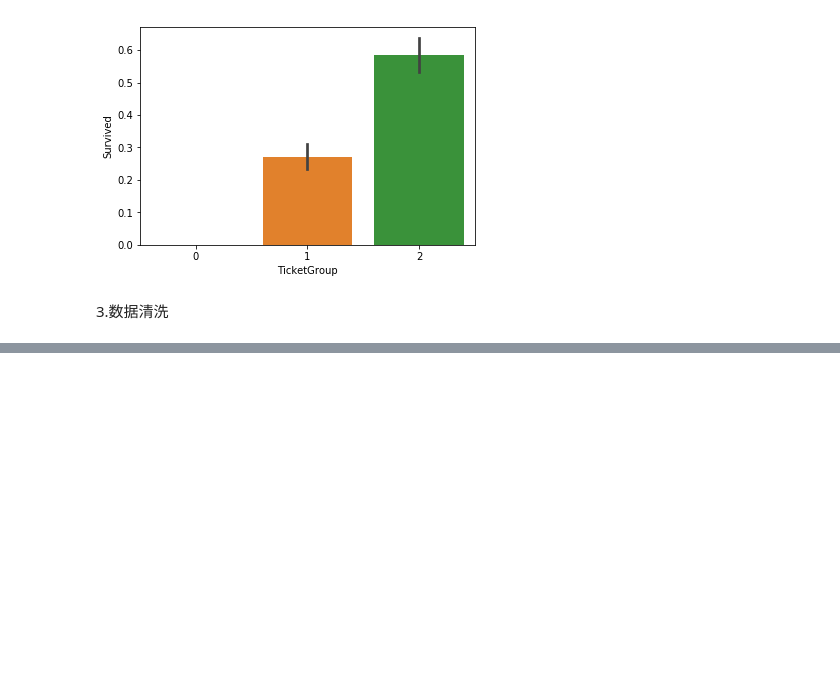
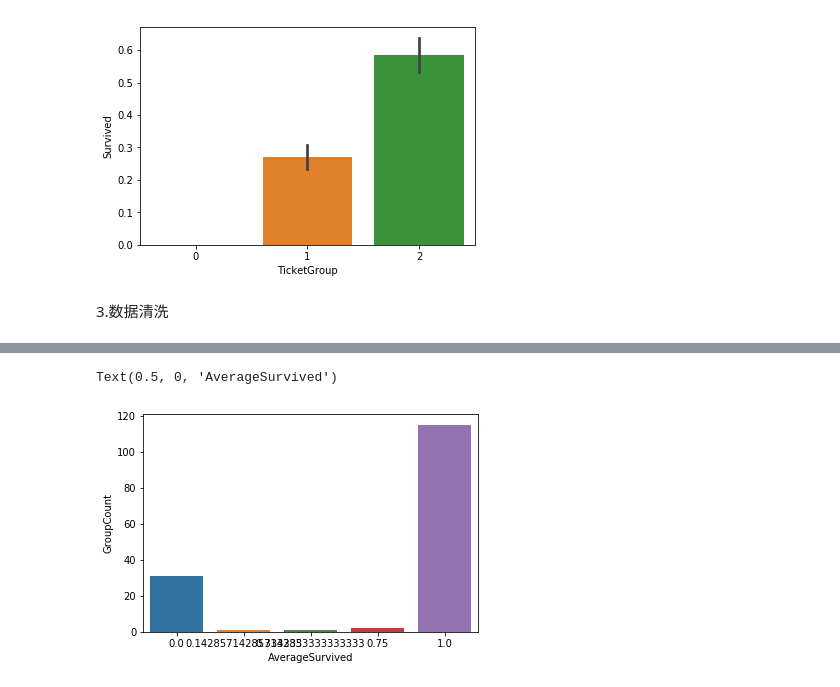
Before and after one commit to Damon0626/Kaggle, a Jupyter notebook: 01-Titanic/02-Example for Data Processing 1by1 .ipynb, the cells around one changed output, grey strips where cells are left out. Drawn from its saved outputs; the diff is of its cells as text; code cells hidden in the pictures; blank space fills up the shorter version.

```diff
--- a/01-Titanic/02-Example for Data Processing 1by1 .ipynb
+++ b/01-Titanic/02-Example for Data Processing 1by1 .ipynb
@@ -166,0 +206,2 @@ sns.barplot(x='TicketGroup', y='Survived', data=all_data)
+# %%
+all_data['Embarked'] = all_data['Embarked'].fillna('C')
@@ -166,0 +215,3 @@ sns.barplot(x='TicketGroup', y='Survived', data=all_data)
+# %%
+fare = all_data[(all_data['Embarked'] == 'S') & (all_data['Pclass'] == 3)].Fare.median()
+all_data['Fare'] = all_data['Fare'].fillna(fare)
@@ -166,0 +222,10 @@ sns.barplot(x='TicketGroup', y='Survived', data=all_data)
+# %%
+all_data['Surname'] = all_data['Name'].apply(lambda x: x.split(',')[0].strip())
+Surname_Count = dict(all_data['Surname'].value_counts())
+all_data['FamilyGroup'] = all_data['Surname'].apply(lambda x: Surname_Count[x])
+Female_Child_Group = all_data.loc[(all_data['FamilyGroup']>=2) & ((all_data['Age'] <= 12) | (all_data['Sex'] == 'female'))]
+Male_Adult_Group = all_data.loc[(all_data['FamilyGroup'] >= 2) & (all_data['Age'] > 12) & (all_data['Sex'] == 'male')]
+# %%
+Female_Child = pd.DataFrame(Female_Child_Group.groupby('Surname')['Survived'].mean().value_counts())
+Female_Child.columns = ['GroupCount']
+Female_Child
@@ -166,0 +239,5 @@ sns.barplot(x='TicketGroup', y='Survived', data=all_data)
+# %%
+sns.barplot(x=Female_Child.index, y=Female_Child['GroupCount']).set_xlabel('AverageSurvived')
+# %% [output]
+Text(0.5, 0, 'AverageSurvived')
+[figure, added]
```
Also changed, not shown: parts of 36 cells of this notebook.
